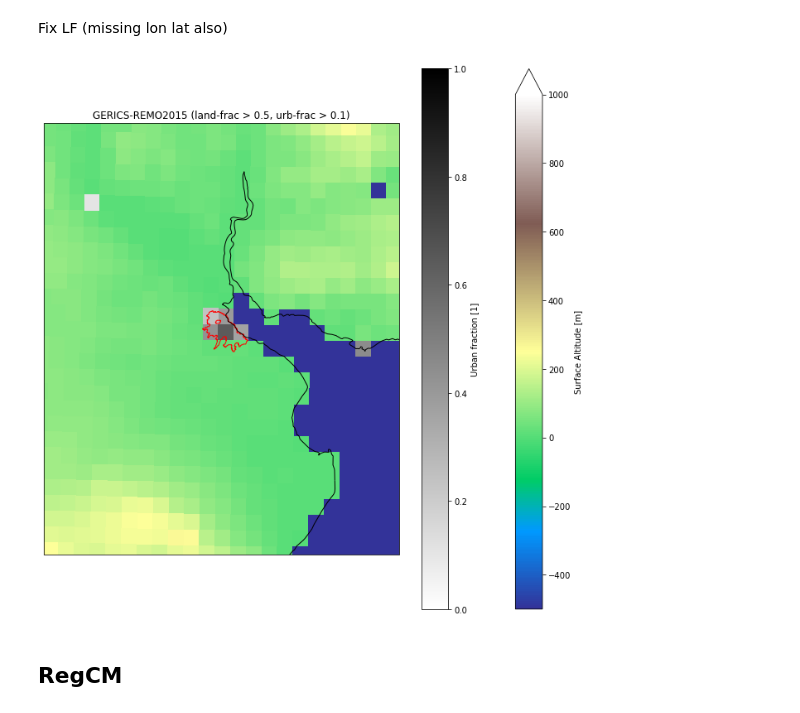
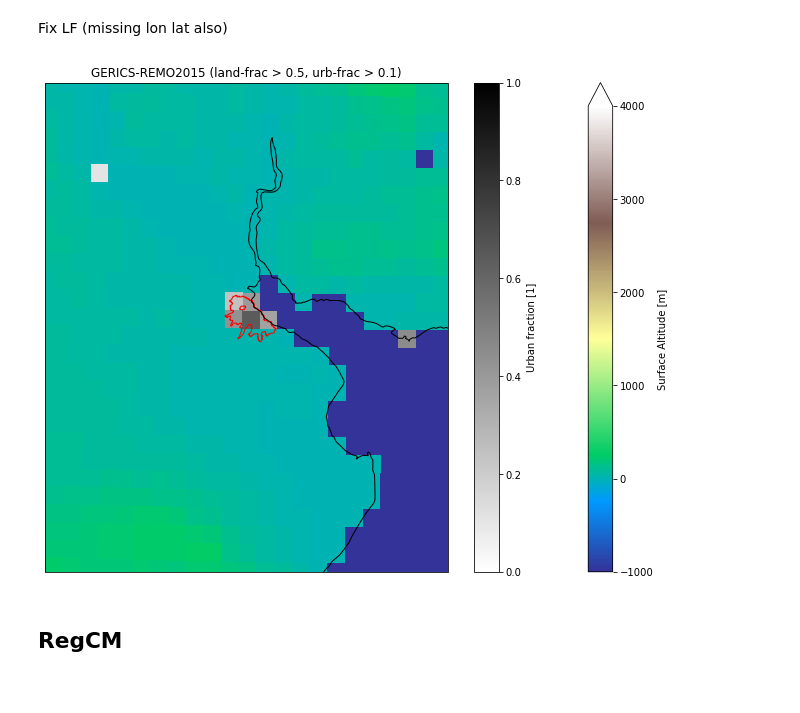
Before and after one commit to FPS-URB-RCC/CORDEX-CORE-WG, a Jupyter notebook: static_fields.ipynb, the cells around one changed output. Saved outputs shown, nothing was run; the diff lists cells and outputs as text; code cells hidden in the pictures.

Commit message:
Fixes for some domains (Buenos Aires example)
RegCM still not working for many

```diff
--- a/static_fields.ipynb
+++ b/static_fields.ipynb
@@ -10,16 +10,32 @@ import os
 import pandas as pd
 import xarray as xr
 # %%
-city = 'Shanghai'
 city = 'Seoul'
 city = 'Chengdu'
 city = 'Delhi [New Delhi]'
 city = 'Dhaka'
+
+city = 'Mexico City'
+city = 'Buenos Aires'
+city = 'New York'
+city = 'Sydney'
+city = 'Melbourne'
+city = 'Beijing'
+city = 'Shanghai'
+city = 'Tokyo'
+city = 'Jakarta'
+city = 'Riyadh'
+city = 'Johannesburg'
+city = 'Paris'
+city = 'Los Angeles'
+city = 'Montreal'
 city = 'Buenos Aires'
 urban_thres = 0.10
 land_thres = 0.50
-size = 3. # degrees plotted around city center
+size = 3 # degrees plotted around city center
 orog_vlim = dict(vmin=-500, vmax=1000)
+orog_vlim = dict(vmin=-500, vmax=2000)
+orog_vlim = dict(vmin=-1000, vmax=4000) # Mexico
 # %% [markdown]
 Get the urban center polygon:
 # %%
@@ -29,9 +45,18 @@ ucdb_city = ucdb_info.query(f'UC_NM_MN =="{city}"').to_crs(crs = 'EPSG:4326')
 and the location and domain:
 # %%
 city_info = pd.read_csv('city_info.csv').query(f'city == "{city}"').to_dict('records')[0]
+
+# Fix some domains (missing data for the moment in those originally assigned)
+if city == 'Riyadh':
+  city_info['domain'] = 'AFR'
+elif city == 'Mexico City':
+  city_info['domain'] = 'CAM'
+
 clon = city_info['lon']
 clat = city_info['lat']
-domain = city_info['domain'] + ('-22' if city_info['domain'] != 'EUR' else '-11')
+# dimension mismatch for EUR-11
+#domain = city_info['domain'] + ('-22' if city_info['domain'] != 'EUR' else '-11')
+domain = city_info['domain'] + '-22'
 # %% [markdown]
 ## REMO
 # %%
@@ -61,7 +86,10 @@ lfout = f'sftlf_{domain}_ECMWF-ERAINT_evaluation_r0i0p0_GERICS-REMO2015_v1_fx_r0
 if os.path.exists(lfout):
   lfds = xr.open_dataset(lfout)
 else:
-  lfnp = lfds.var172.values[0,9:-9,9:-9].copy() * 100.
+  try:
+    lfnp = lfds.var172.values[0,9:-9,9:-9].copy() * 100.
+  except: # for AFR (#TODO)
+    lfnp = lfds.BLA.values[0,9:-9,9:-9].copy() * 100.
   lfds = ords.assign(sftlf = (('rlat','rlon'), lfnp, dict(
     long_name = 'Land fraction',
     standard_name = 'land_area_fraction',
@@ -73,25 +101,25 @@ else:
 # %%
 projvar = ords.orog.grid_mapping
 proj = ccrs.RotatedPole(
   pole_longitude = ords[projvar].grid_north_pole_longitude,
   pole_latitude = ords[projvar].grid_north_pole_latitude
 )
 lonlat = ccrs.PlateCarree()
 proj = lonlat                  ####
-f = plt.figure(figsize=(12,12))
+f = plt.figure(figsize=(12,9))
 ax = plt.axes(projection=proj)
 ords.orog.where(lfds.sftlf > land_thres*100).fillna(orog_vlim['vmin']).plot(
     ax=ax, x='lon', y='lat', transform=lonlat, cmap=plt.cm.terrain, **orog_vlim
 )
 ufds.sftuf.where(ufds.sftuf > urban_thres).plot(
     ax=ax, x='lon', y='lat', transform=lonlat, cmap=plt.cm.gray_r, vmin=0, vmax=1
 )
 ax.set_extent([clon-size, clon+size, clat-size, clat+size], crs=lonlat)
 plt.title(f'{ords.model_id} (land-frac > {land_thres}, urb-frac > {urban_thres})')
 ax.coastlines(resolution='10m', linewidth=1, color='k')
 t = ucdb_city.plot(ax=ax, transform=lonlat, facecolor="none", edgecolor="red")
 # %% [output]
-[figure, old version]
+[figure, new version]
 # %% [markdown]
 ## RegCM
 # %%
```
Also changed, not shown: parts of 1 cell of this notebook.
